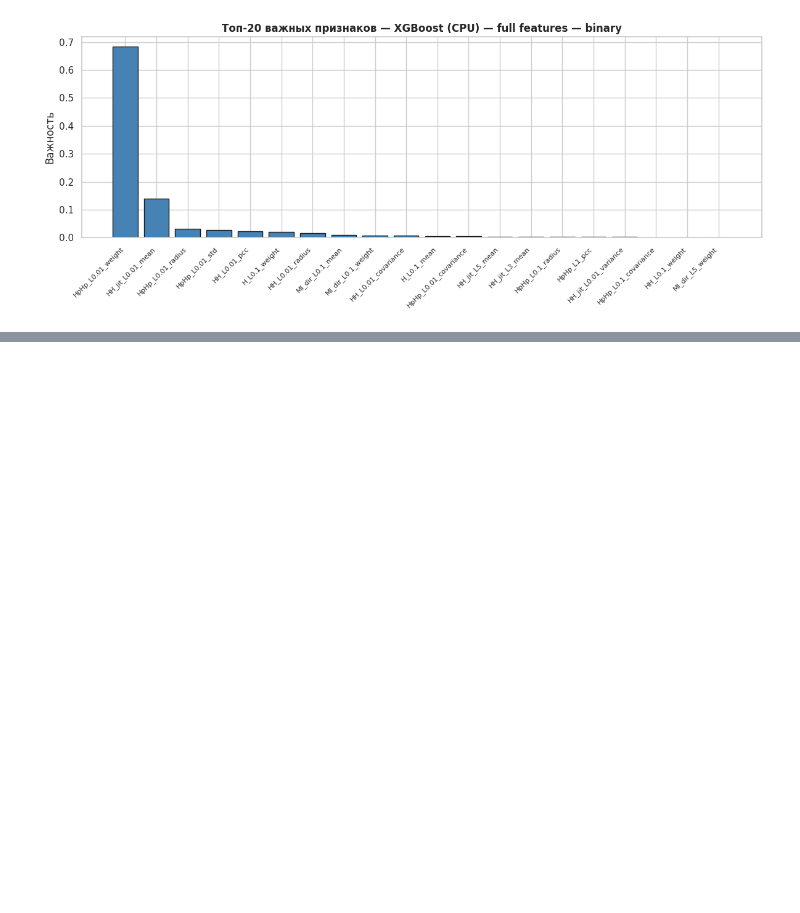
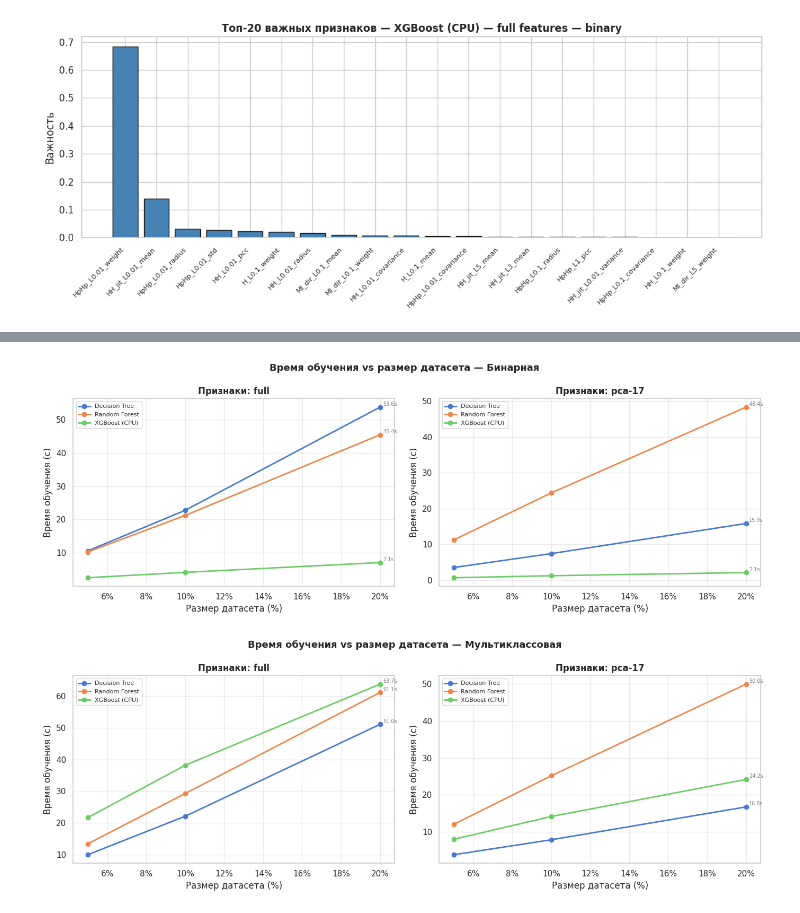
Before and after one commit to Vector513/BigData-LETI, a Jupyter notebook: botnet-attacks/2.ipynb, the cells around one changed output, grey strips where cells are left out. Drawn from its saved outputs; the diff is of its cells as text; code cells hidden in the pictures; blank space fills up the shorter version.

Commit message:
feat: указание массива размеров датасета
обучение всех по каждому эл-ту из массива, с графиками зависимости в конце

```diff
--- a/botnet-attacks/2.ipynb
+++ b/botnet-attacks/2.ipynb
@@ -113,7 +113,11 @@ DATA_DIR = Path("../datasets")
 
 # Доля датасета, задействованная в обучении и тестах
 # Диапазон: (0.0, 1.0]. 1.0 = весь датасет, 0.1 = 10% и т.д.
-SAMPLE_FRACTION = 0.2
+# Доли датасета для эксперимента масштабирования
+SAMPLE_FRACTIONS = [0.05, 0.1, 0.2]
+
+# Одиночное значение для обратной совместимости с секциями 10–14
+SAMPLE_FRACTION = SAMPLE_FRACTIONS[-1]  # последняя доля из массива
 
 # Доля тестовой выборки от отобранных данных
 TEST_SIZE = 0.20
@@ -126,7 +130,8 @@ METRICS      = ["accuracy", "precision", "recall"]
 
 sns.set_theme(style="whitegrid", palette="muted")
 print(f"Конфигурация загружена.")
-print(f"  SAMPLE_FRACTION  = {SAMPLE_FRACTION} ({SAMPLE_FRACTION*100:.0f}% датасета)")
+print(f"  SAMPLE_FRACTIONS  = {SAMPLE_FRACTIONS}")
+print(f"  (финальный прогон: {SAMPLE_FRACTION*100:.0f}% датасета)")
 print(f"  TEST_SIZE        = {TEST_SIZE}")
 print(f"  N_PCA_COMPONENTS = {N_PCA_COMPONENTS}")
 print(f"  RANDOM_STATE     = {RANDOM_STATE}")
@@ -855,7 +691,7 @@ print("=" * 72)
 print(f"  Датасет        : {SAMPLE_FRACTION*100:.0f}% от исходного ({sampled_rows:,} строк)")
 print(f"  Train/Test     : {(1-TEST_SIZE)*100:.0f}% / {TEST_SIZE*100:.0f}%")
 print(f"  PCA компонент  : {N_PCA_COMPONENTS} (объясн. дисп.: {explained*100:.1f}%)")
-print(f"  Алгоритмов     : {len(MODELS)}: {', '.join(MODELS.keys())}")
+print(f"  Алгоритмов     : {len(list(MODELS_run.keys()))}: {', '.join(list(MODELS_run.keys()))}")
 
 print("\n── БИНАРНАЯ КЛАССИФИКАЦИЯ ──────────────────────────────────")
 print(df_binary.to_string(index=False, float_format="{:.4f}".format))
@@ -866,7 +702,7 @@ print(df_multiclass.to_string(index=False, float_format="{:.4f}".format))
 # Ускорение PCA по задаче binary
 print("\n── Ускорение обучения от PCA (full / pca) — бинарная ───────")
 pca_mode = f"pca-{N_PCA_COMPONENTS}"
-for algo_name in MODELS:
+for algo_name in list(MODELS_run.keys()):
     row_full = df_binary[(df_binary["Алгоритм"]==algo_name) & (df_binary["Признаки"]=="full")]
     row_pca  = df_binary[(df_binary["Алгоритм"]==algo_name) & (df_binary["Признаки"]==pca_mode)]
     if row_full.empty or row_pca.empty:
@@ -898,0 +739,66 @@ Decision Tree   pca-17    0.9986     1.0000  0.9984         17.2699
+# %%
+# ╔══════════════════════════════════════════════════════════════╗
+# ║        ВРЕМЯ ОБУЧЕНИЯ vs РАЗМЕР ДАТАСЕТА                    ║
+# ╚══════════════════════════════════════════════════════════════╝
+
+import matplotlib.ticker as mticker
+
+# Собираем данные из scaling_results
+# scaling_results[fraction][algo_name][feature_mode][task] → result_dict
+
+tasks_to_plot = ["binary", "multiclass"]
+task_labels   = {"binary": "Бинарная", "multiclass": "Мультиклассовая"}
+
+for task in tasks_to_plot:
+
+    fig, axes = plt.subplots(1, 2, figsize=(14, 5), sharey=False)
+    fig.suptitle(
+        f"Время обучения vs размер датасета — {task_labels[task]}",
+        fontsize=13, fontweight="bold"
+    )
+
+    feature_modes = list(list(scaling_results.values())[0][list(MODELS_run.keys())[0]].keys())
+
+    for ax, feature_mode in zip(axes, feature_modes):
+        for algo_name in MODELS_run:
+            fractions = sorted(scaling_results.keys())
+            times = [
+                scaling_results[frac][algo_name][feature_mode][task]["train_time"]
+                for frac in fractions
+            ]
+            x_vals = [frac * 100 for frac in fractions]  # % датасета
+            ax.plot(x_vals, times, marker="o", linewidth=2, label=algo_name)
+
+            # Аннотация последней точки
+            ax.annotate(
+                f"{times[-1]:.1f}s",
+                xy=(x_vals[-1], times[-1]),
+                xytext=(4, 2), textcoords="offset points",
+                fontsize=7, color="gray"
+            )
+
+        ax.set_title(f"Признаки: {feature_mode}", fontweight="bold")
+        ax.set_xlabel("Размер датасета (%)")
+        ax.set_ylabel("Время обучения (с)")
+        ax.legend(fontsize=8)
+        ax.xaxis.set_major_formatter(mticker.FormatStrFormatter("%.0f%%"))
+        ax.grid(True, alpha=0.4)
+
+    plt.tight_layout()
+    plt.show()
+
+# ── Сводная таблица: время обучения по всем прогонам ────────────────────
+print("\n── Время обучения (сек) по прогонам (бинарная, full features) ──")
+header_fracs = [f"{f*100:.0f}%" for f in sorted(scaling_results.keys())]
+print(f"{'Алгоритм':<22} | " + " | ".join(f"{h:>6}" for h in header_fracs))
+print("-" * (22 + 3 + 9 * len(header_fracs)))
+
+for algo_name in MODELS_run:
+    row_vals = []
+    for frac in sorted(scaling_results.keys()):
+        t = scaling_results[frac][algo_name]["full"]["binary"]["train_time"]
+        row_vals.append(f"{t:6.2f}")
+    print(f"{algo_name:<22} | " + " | ".join(row_vals))
+# %% [output]
+[figure, added]
+[figure, added]
```
Also changed, not shown: parts of 27 cells of this notebook.
